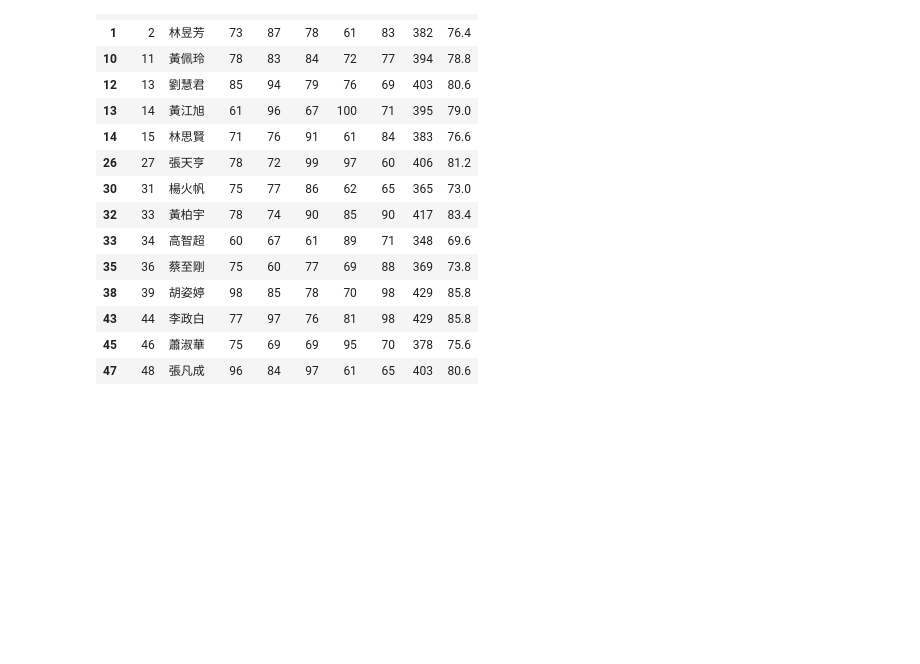
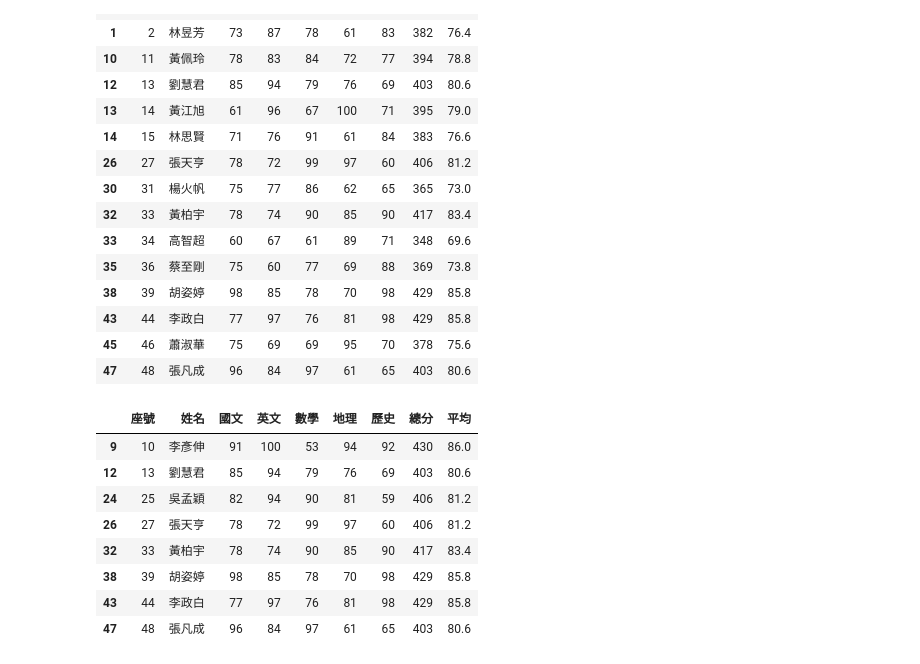
Before and after one commit to lf0116/lf_0116, a Jupyter notebook: lesson17_6.ipynb, the cells around one changed output. Saved outputs shown, nothing was run; the diff lists cells and outputs as text; code cells hidden in the pictures; blank space fills up the shorter version.

```diff
--- a/lesson17_6.ipynb
+++ b/lesson17_6.ipynb
@@ -75,3 +75,15 @@ df[(df['國文'] >= 60) & (df['英文'] >= 60) & (df['數學'] >= 60) & (df['地
 | 43 | 44 | 李政白 | 77 | 97 | 76 | 81 | 98 | 429 | 85.8 |
 | 45 | 46 | 蕭淑華 | 75 | 69 | 69 | 95 | 70 | 378 | 75.6 |
 | 47 | 48 | 張凡成 | 96 | 84 | 97 | 61 | 65 | 403 | 80.6 |
+# %%
+df[df['平均'] >= 80]
+# %% [output]
+|  | 座號 | 姓名 | 國文 | 英文 | 數學 | 地理 | 歷史 | 總分 | 平均 |
+| 9 | 10 | 李彥伸 | 91 | 100 | 53 | 94 | 92 | 430 | 86.0 |
+| 12 | 13 | 劉慧君 | 85 | 94 | 79 | 76 | 69 | 403 | 80.6 |
+| 24 | 25 | 吳孟穎 | 82 | 94 | 90 | 81 | 59 | 406 | 81.2 |
+| 26 | 27 | 張天亨 | 78 | 72 | 99 | 97 | 60 | 406 | 81.2 |
+| 32 | 33 | 黃柏宇 | 78 | 74 | 90 | 85 | 90 | 417 | 83.4 |
+| 38 | 39 | 胡姿婷 | 98 | 85 | 78 | 70 | 98 | 429 | 85.8 |
+| 43 | 44 | 李政白 | 77 | 97 | 76 | 81 | 98 | 429 | 85.8 |
+| 47 | 48 | 張凡成 | 96 | 84 | 97 | 61 | 65 | 403 | 80.6 |
```
Also changed, not shown: parts of 1 cell of this notebook.
